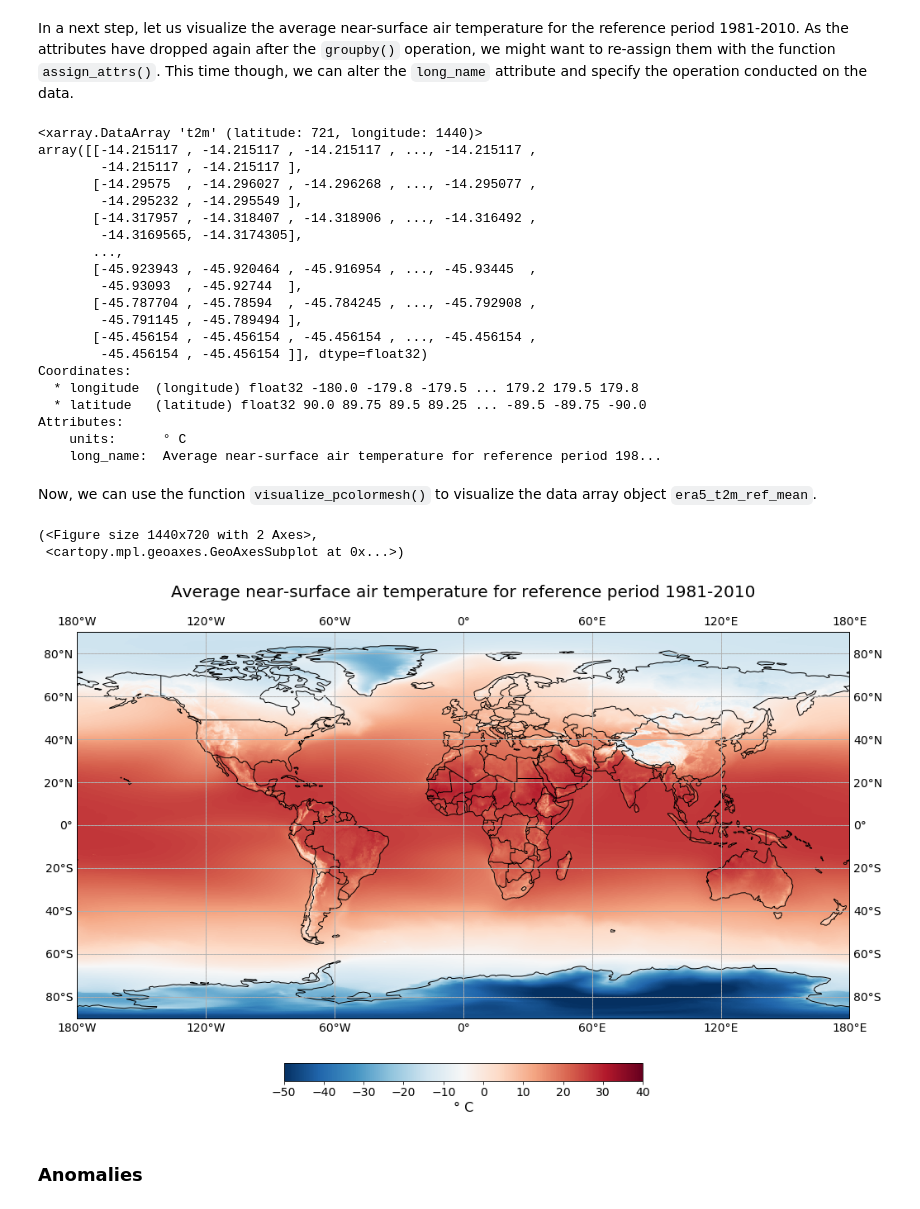
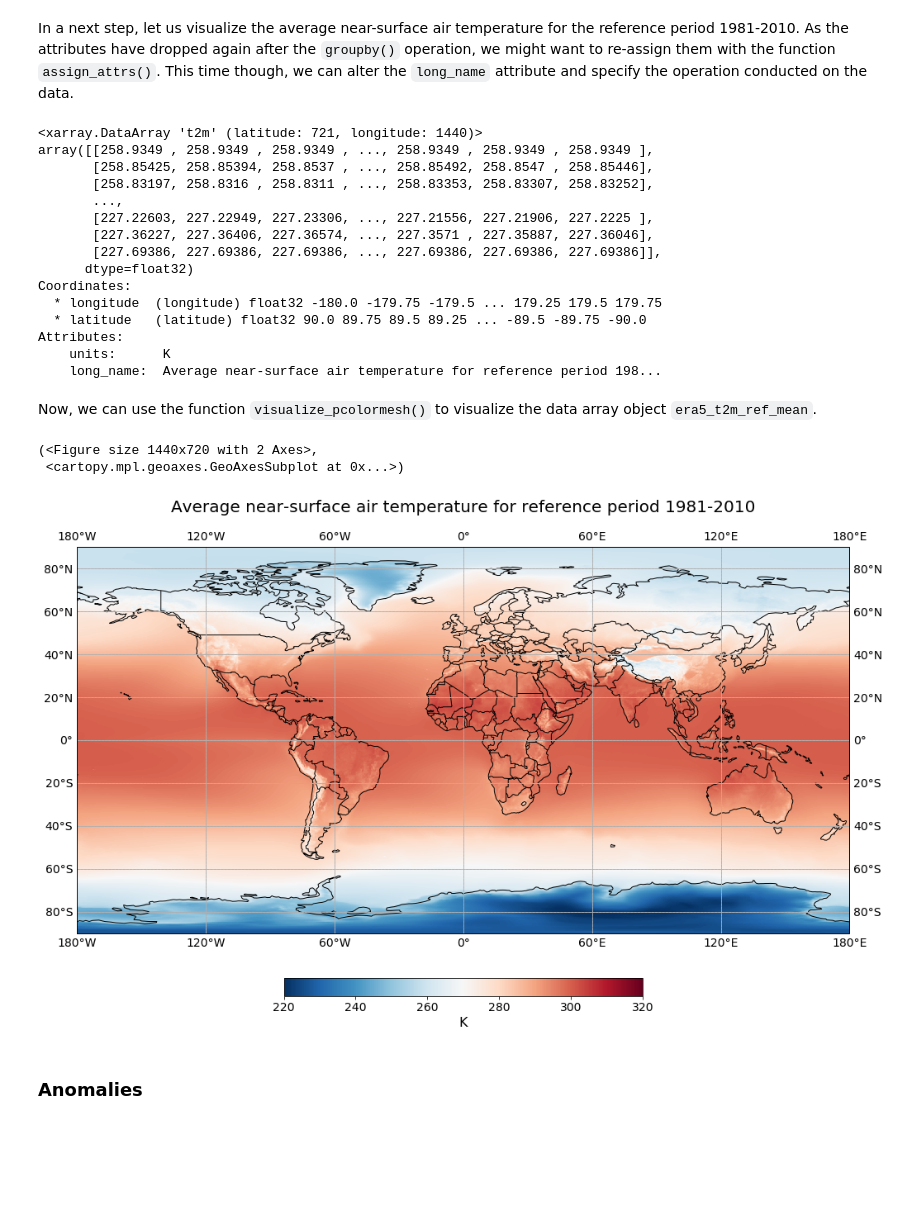
Before and after one commit to edupenabad/copernicus-training, a Jupyter notebook: 111_c3s_climatologies_anomalies.ipynb, the cells around one changed output. Drawn from its saved outputs; the diff is of its cells as text; code cells hidden in the pictures; blank space fills up the shorter version.

```diff
--- a/111_c3s_climatologies_anomalies.ipynb
+++ b/111_c3s_climatologies_anomalies.ipynb
@@ -290,7 +249,7 @@ First, let us calculate the global near-surface air temperature climate normal f
 
 **Note**: the `groupby()` operation dropped again the `Attributes` from the DataArray.
 # %%
-yearly_mean = era5_t2m_da_degc.groupby('time.year').mean()
+yearly_mean = era5_t2m_da.groupby('time.year').mean()
 yearly_mean
 # %% [output]
 <xarray.DataArray 't2m' (year: 42, latitude: 721, longitude: 1440)>
@@ -359,46 +313,41 @@ Coordinates:
 # %% [markdown]
 In a next step, let us visualize the average near-surface air temperature for the reference period 1981-2010. As the attributes have dropped again after the `groupby()` operation, we might want to re-assign them with the function `assign_attrs()`. This time though, we can alter the `long_name` attribute and specify the operation conducted on the data.
 # %%
-era5_t2m_ref_mean = era5_t2m_ref_mean.assign_attrs(era5_t2m_da_degc.attrs)
+era5_t2m_ref_mean = era5_t2m_ref_mean.assign_attrs(era5_t2m_da.attrs)
 era5_t2m_ref_mean.attrs['long_name'] = 'Average near-surface air temperature for reference period 1981-2010'
 era5_t2m_ref_mean
 # %% [output]
 <xarray.DataArray 't2m' (latitude: 721, longitude: 1440)>
-array([[-14.215117 , -14.215117 , -14.215117 , ..., -14.215117 ,
-        -14.215117 , -14.215117 ],
-       [-14.29575  , -14.296027 , -14.296268 , ..., -14.295077 ,
-        -14.295232 , -14.295549 ],
-       [-14.317957 , -14.318407 , -14.318906 , ..., -14.316492 ,
-        -14.3169565, -14.3174305],
+array([[258.9349 , 258.9349 , 258.9349 , ..., 258.9349 , 258.9349 , 258.9349 ],
+       [258.85425, 258.85394, 258.8537 , ..., 258.85492, 258.8547 , 258.85446],
+       [258.83197, 258.8316 , 258.8311 , ..., 258.83353, 258.83307, 258.83252],
        ...,
-       [-45.923943 , -45.920464 , -45.916954 , ..., -45.93445  ,
-        -45.93093  , -45.92744  ],
-       [-45.787704 , -45.78594  , -45.784245 , ..., -45.792908 ,
-        -45.791145 , -45.789494 ],
-       [-45.456154 , -45.456154 , -45.456154 , ..., -45.456154 ,
-        -45.456154 , -45.456154 ]], dtype=float32)
+       [227.22603, 227.22949, 227.23306, ..., 227.21556, 227.21906, 227.2225 ],
+       [227.36227, 227.36406, 227.36574, ..., 227.3571 , 227.35887, 227.36046],
+       [227.69386, 227.69386, 227.69386, ..., 227.69386, 227.69386, 227.69386]],
+      dtype=float32)
 Coordinates:
-  * longitude  (longitude) float32 -180.0 -179.8 -179.5 ... 179.2 179.5 179.8
+  * longitude  (longitude) float32 -180.0 -179.75 -179.5 ... 179.25 179.5 179.75
   * latitude   (latitude) float32 90.0 89.75 89.5 89.25 ... -89.5 -89.75 -90.0
 Attributes:
-    units:      ° C
+    units:      K
     long_name:  Average near-surface air temperature for reference period 198...
 # %% [markdown]
 Now, we can use the function `visualize_pcolormesh()` to visualize the data array object `era5_t2m_ref_mean`.
 # %%
 visualize_pcolormesh(data_array = era5_t2m_ref_mean,
                     longitude = era5_t2m_ref_mean.longitude,
                     latitude = era5_t2m_ref_mean.latitude,
                     projection = ccrs.PlateCarree(),
                     color_scale = 'RdBu_r',
                     unit = era5_t2m_ref_mean.units,
                     long_name = era5_t2m_ref_mean.long_name + '\n',
-                    vmin = -50,
-                    vmax = 40)
+                    vmin = 220,
+                    vmax = 320)
 # %% [output]
 (<Figure size 1440x720 with 2 Axes>,
  <cartopy.mpl.geoaxes.GeoAxesSubplot at 0x...>)
-[figure, old version]
+[figure, new version]
 # %% [markdown]
 ### Anomalies
 # %% [markdown]
```
Also changed, not shown: parts of 46 cells of this notebook.
